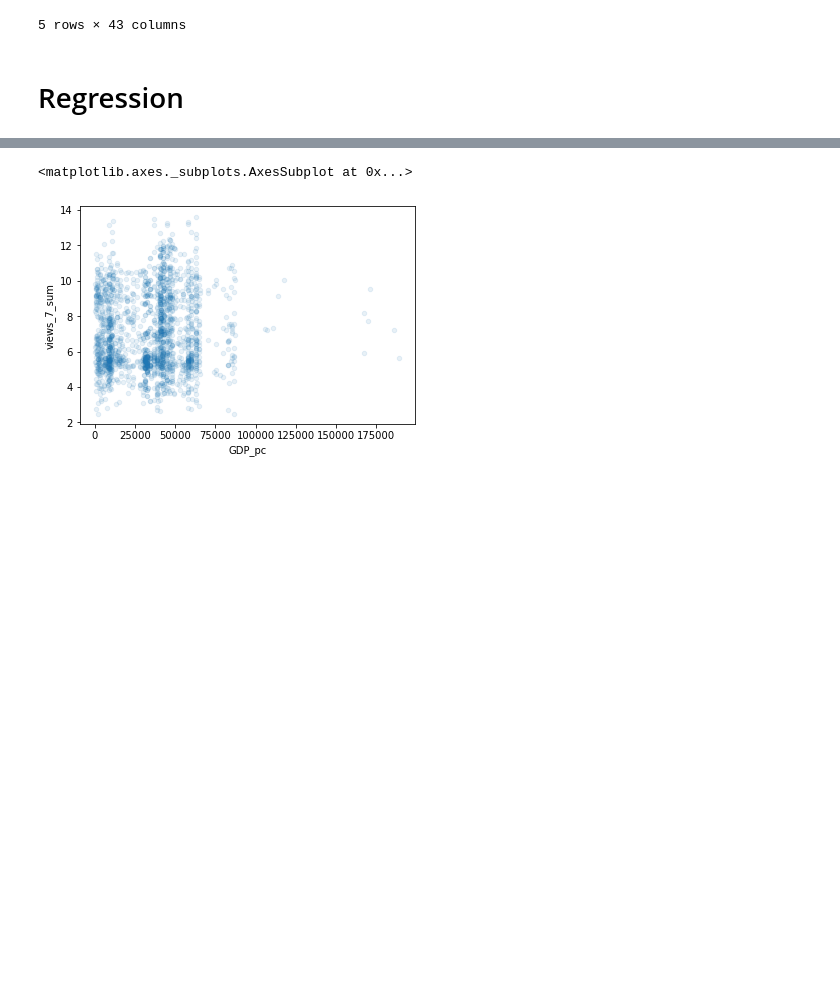
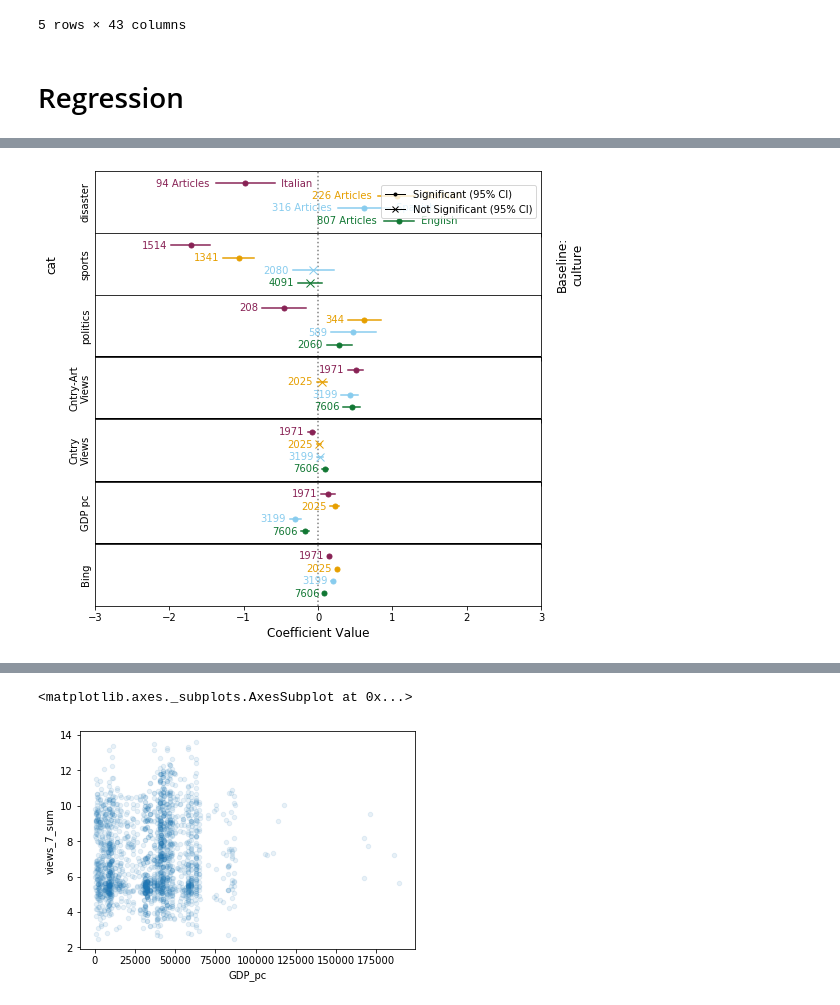
Before and after one commit to ruptho/wiki-event-bias, a Jupyter notebook: offset_analysis.ipynb, the cells around one changed output, grey strips where cells are left out. Drawn from its saved outputs; the diff is of its cells as text; code cells hidden in the pictures; blank space fills up the shorter version.

```diff
--- a/offset_analysis.ipynb
+++ b/offset_analysis.ipynb
@@ -63,0 +84,3 @@ df_filtered['worldwide'] = df_filtered.code.apply(lambda c: (c == 'en') or (c=='
+# %%
+nb_fit_dict = fit_nb_with_estimated_alpha_all_codes(['en', 'es', 'de', 'it'], df_filtered, 'views_7_sum ~ view_country_article_log + views_baseline_log + bing_hits_log + cat + GDP_pc_log', est_method='lbfgs',
+                                                   output_lvl=2)
@@ -63,0 +105,7 @@ df_filtered['worldwide'] = df_filtered.code.apply(lambda c: (c == 'en') or (c=='
+# %%
+
+
+fig_vis = plot_regression_results_from_dict(df_filtered, nb_fit_dict, ['cat', 'view_country_article_log', 'views_baseline_log', 'GDP_pc_log', 'bing_hits_log'], baselines,
+                                  cat_dict=cat_dict,  label_rename_dict=label_renames, include_counts=True, x_limits=(-3, 3))
+# %% [output]
+[figure, added]
```
Also changed, not shown: parts of 13 cells of this notebook, 2 other files.
